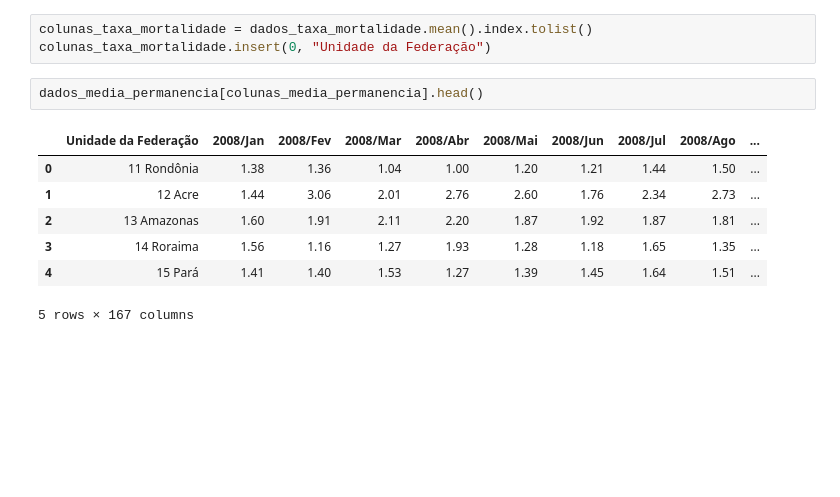
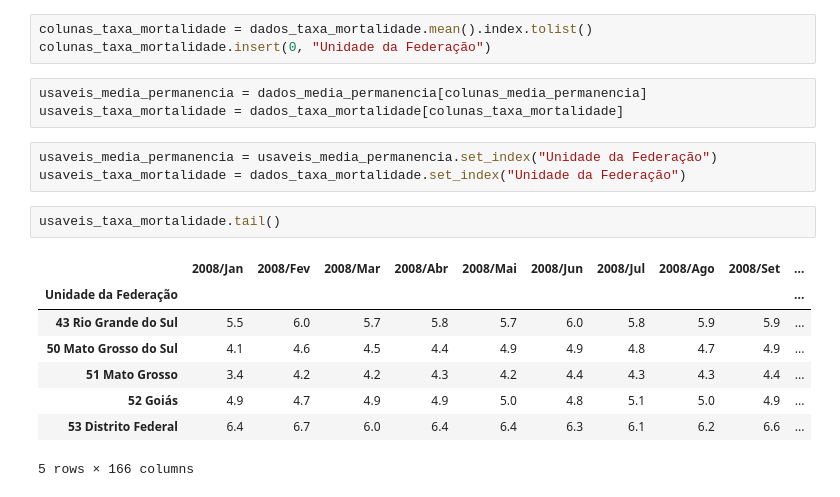
Before and after one commit to ArthurMarqq/Projeto_Bootcamp01, a Jupyter notebook: Projeto/Analise_mortalidade_e_permanencia_SUS.ipynb, the cells around one changed output. Cells and saved outputs as stored; diff of their text form; blank space fills up the shorter version.

```diff
--- a/Projeto/Analise_mortalidade_e_permanencia_SUS.ipynb
+++ b/Projeto/Analise_mortalidade_e_permanencia_SUS.ipynb
@@ -56,13 +56,20 @@ colunas_media_permanencia.insert(0, "Unidade da Federação")
 # %%
 colunas_taxa_mortalidade = dados_taxa_mortalidade.mean().index.tolist()
 colunas_taxa_mortalidade.insert(0, "Unidade da Federação")
-# %%
-dados_media_permanencia[colunas_media_permanencia].head()
-# %% [output]
-|  | Unidade da Federação | 2008/Jan | 2008/Fev | 2008/Mar | 2008/Abr | 2008/Mai | 2008/Jun | 2008/Jul | 2008/Ago | ... |
-| 0 | 11 Rondônia | 1.38 | 1.36 | 1.04 | 1.00 | 1.20 | 1.21 | 1.44 | 1.50 | ... |
-| 1 | 12 Acre | 1.44 | 3.06 | 2.01 | 2.76 | 2.60 | 1.76 | 2.34 | 2.73 | ... |
-| 2 | 13 Amazonas | 1.60 | 1.91 | 2.11 | 2.20 | 1.87 | 1.92 | 1.87 | 1.81 | ... |
-| 3 | 14 Roraima | 1.56 | 1.16 | 1.27 | 1.93 | 1.28 | 1.18 | 1.65 | 1.35 | ... |
-| 4 | 15 Pará | 1.41 | 1.40 | 1.53 | 1.27 | 1.39 | 1.45 | 1.64 | 1.51 | ... |
-5 rows × 167 columns
+# %%
+usaveis_media_permanencia = dados_media_permanencia[colunas_media_permanencia]
+usaveis_taxa_mortalidade = dados_taxa_mortalidade[colunas_taxa_mortalidade]
+# %%
+usaveis_media_permanencia = usaveis_media_permanencia.set_index("Unidade da Federação")
+usaveis_taxa_mortalidade = dados_taxa_mortalidade.set_index("Unidade da Federação")
+# %%
+usaveis_taxa_mortalidade.tail()
+# %% [output]
+|  | 2008/Jan | 2008/Fev | 2008/Mar | 2008/Abr | 2008/Mai | 2008/Jun | 2008/Jul | 2008/Ago | 2008/Set | ... |
+| Unidade da Federação |  |  |  |  |  |  |  |  |  | ... |
+| 43 Rio Grande do Sul | 5.5 | 6.0 | 5.7 | 5.8 | 5.7 | 6.0 | 5.8 | 5.9 | 5.9 | ... |
+| 50 Mato Grosso do Sul | 4.1 | 4.6 | 4.5 | 4.4 | 4.9 | 4.9 | 4.8 | 4.7 | 4.9 | ... |
+| 51 Mato Grosso | 3.4 | 4.2 | 4.2 | 4.3 | 4.2 | 4.4 | 4.3 | 4.3 | 4.4 | ... |
+| 52 Goiás | 4.9 | 4.7 | 4.9 | 4.9 | 5.0 | 4.8 | 5.1 | 5.0 | 4.9 | ... |
+| 53 Distrito Federal | 6.4 | 6.7 | 6.0 | 6.4 | 6.4 | 6.3 | 6.1 | 6.2 | 6.6 | ... |
+5 rows × 166 columns
```
